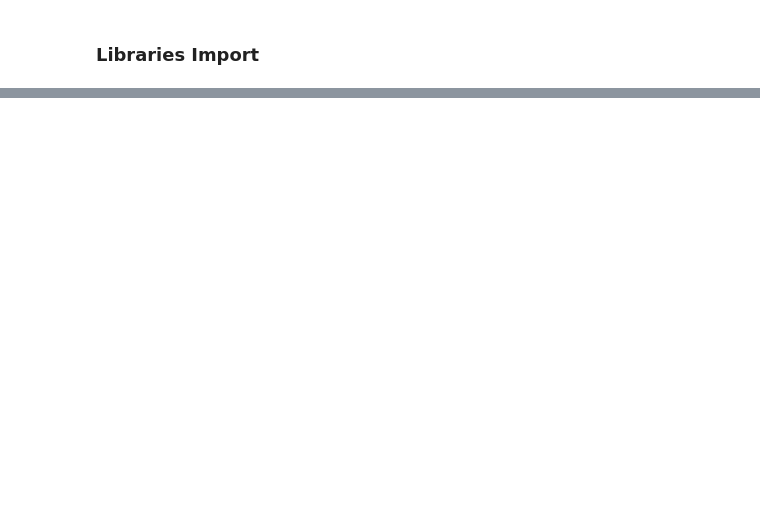
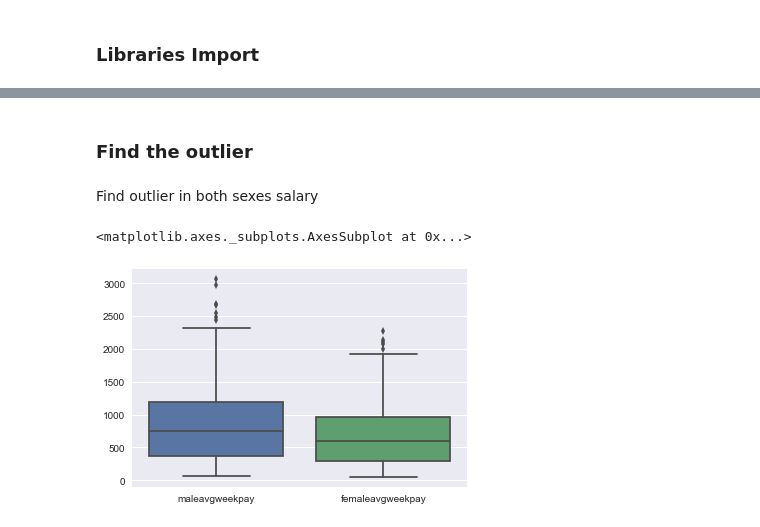
Before and after one commit to geomars/budschallenge, a Jupyter notebook: project/notebook/group_project.ipynb, the cells around one changed output, grey strips where cells are left out. Saved outputs shown, nothing was run; the diff lists cells and outputs as text; code cells hidden in the pictures; blank space fills up the shorter version.

```diff
--- a/project/notebook/group_project.ipynb
+++ b/project/notebook/group_project.ipynb
@@ -145,0 +111,9 @@ train[['female','male','ratio','fatherstotpaid','motherstotpaid','delta']].corr(
+# %% [markdown]
+### Find the outlier
+# %% [markdown]
+Find outlier in both sexes salary
+# %%
+sns.boxplot(data=df[['maleavgweekpay','femaleavgweekpay']])
+# %% [output]
+<matplotlib.axes._subplots.AxesSubplot at 0x...>
+[figure, added]
```
Also changed, not shown: parts of 58 cells of this notebook.
